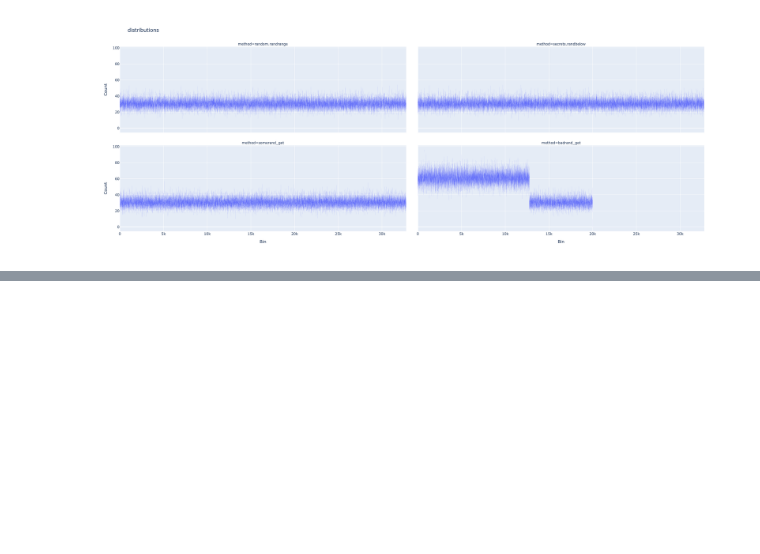
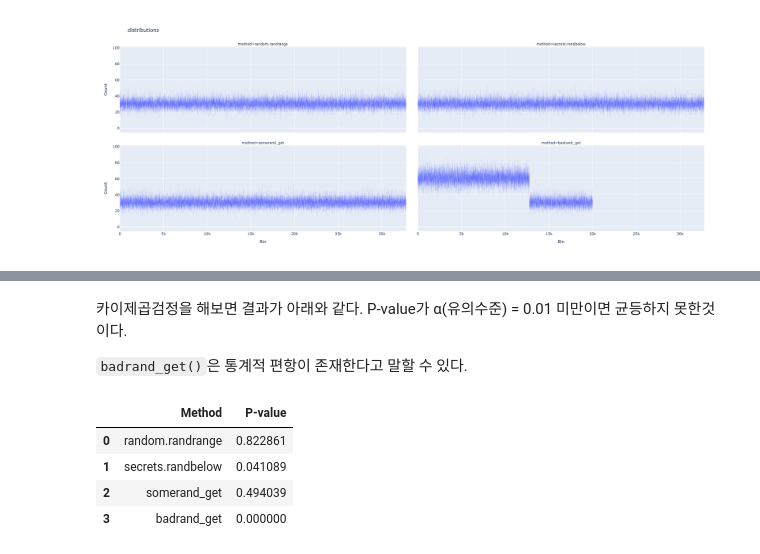
Before and after one commit to simnalamburt/snippets, a Jupyter notebook: python/uniformness-of-random/main.ipynb, the cells around one changed output, grey strips where cells are left out. Drawn from its saved outputs; the diff is of its cells as text; code cells hidden in the pictures; blank space fills up the shorter version.

Commit message:
uniformness-of-random: description

```diff
--- a/python/uniformness-of-random/main.ipynb
+++ b/python/uniformness-of-random/main.ipynb
@@ -117,0 +107,22 @@ fig.show()
+# %% [markdown]
+카이제곱검정을 해보면 결과가 아래와 같다. P-value가 α(유의수준) = 0.01 미만이면 균등하지 못한것이다.
+
+`badrand_get()`은 통계적 편항이 존재한다고 말할 수 있다.
+# %%
+pd.DataFrame(
+    {
+        "Method": [
+            "random.randrange",
+            "secrets.randbelow",
+            "somerand_get",
+            "badrand_get",
+        ],
+        "P-value": [p_random, p_secrets, p_somerand, p_badrand],
+    }
+)
+# %% [output]
+|  | Method | P-value |
+| 0 | random.randrange | 0.822861 |
+| 1 | secrets.randbelow | 0.041089 |
+| 2 | somerand_get | 0.494039 |
+| 3 | badrand_get | 0.000000 |
```
Also changed, not shown: parts of 8 cells of this notebook.
